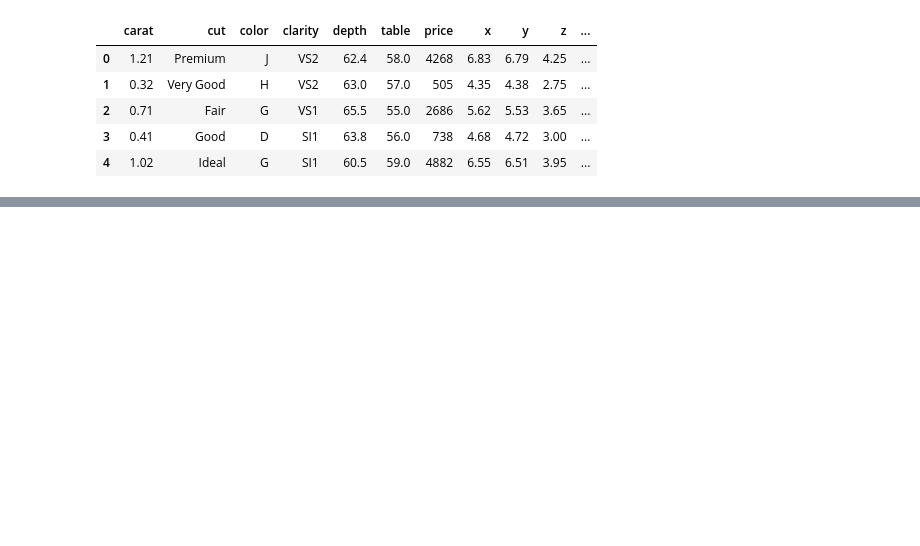
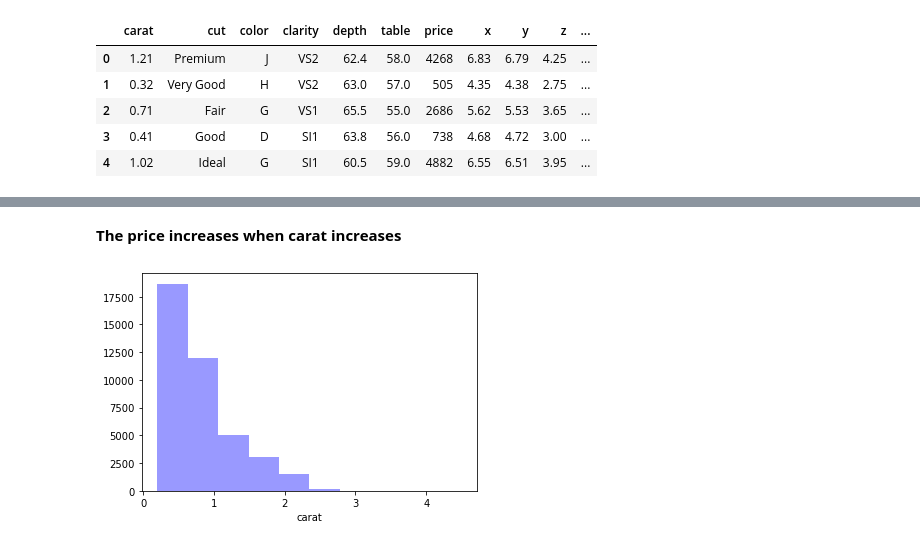
Before and after one commit to marinafdezban/ih_datamadpt1120_project_m2, a Jupyter notebook: notebooks/EDA and ab testing.ipynb, the cells around one changed output, grey strips where cells are left out. Cells and saved outputs as stored; diff of their text form; code cells hidden in the pictures; blank space fills up the shorter version.

```diff
--- a/notebooks/EDA and ab testing.ipynb
+++ b/notebooks/EDA and ab testing.ipynb
@@ -18,0 +73,7 @@ diamonds.head()
+# %% [markdown]
+**The price increases when carat increases**
+# %%
+sns.distplot(diamonds['carat'],bins=10,kde=False,color='blue')
+plt.show();
+# %% [output]
+[figure, added]
```
Also changed, not shown: parts of 26 cells of this notebook.
